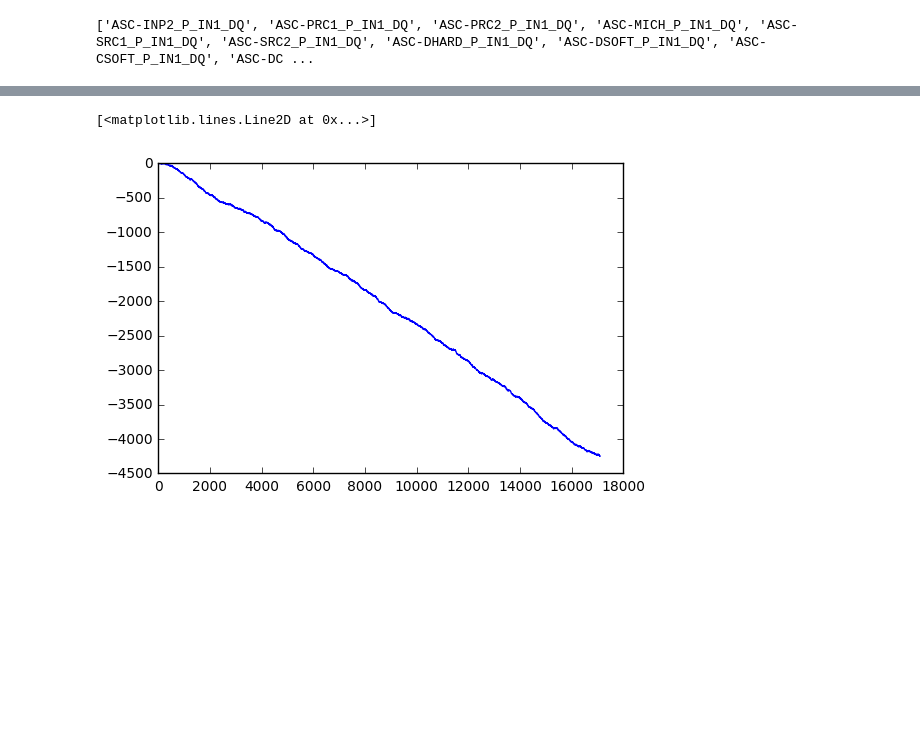
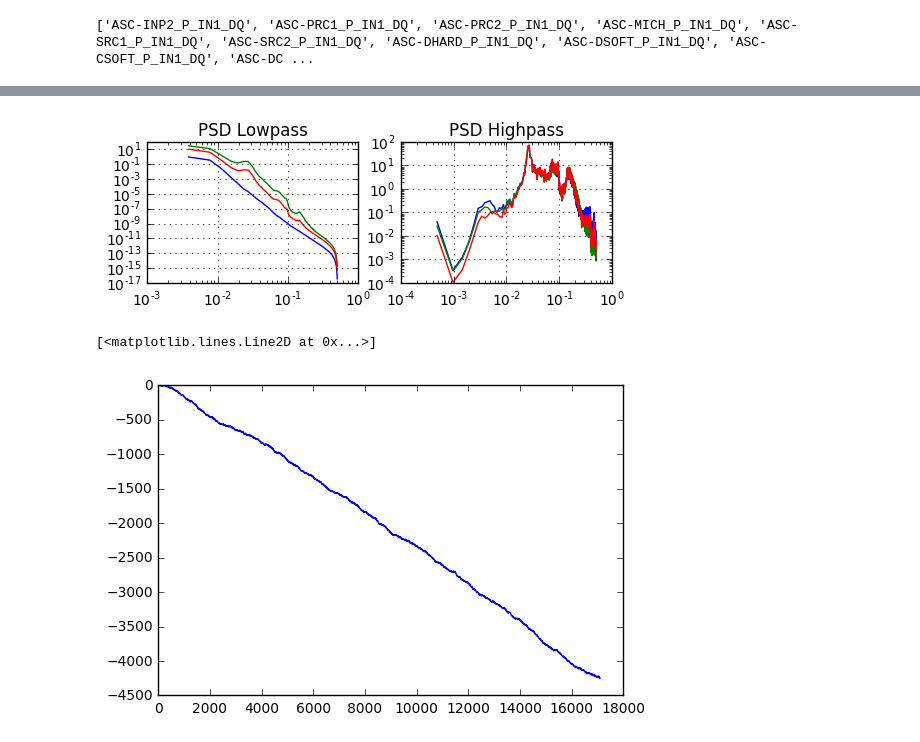
Before and after one commit to hagabbar/pca_aux_cop, a Jupyter notebook: aux_get_automated.ipynb, the cells around one changed output, grey strips where cells are left out. Saved outputs shown, nothing was run; the diff lists cells and outputs as text; code cells hidden in the pictures; blank space fills up the shorter version.

```diff
--- a/aux_get_automated.ipynb
+++ b/aux_get_automated.ipynb
@@ -123,48 +188,50 @@ print best_ch_lp
 # %%
 import matplotlib.pyplot as plt
-#Determining Best Performing Channels and then calculating the PSD
+#Determining Best Performing Channels in the first PC and then calculating the PSD
 
 best_ch_lp = array(ch_list)[pca_lp.components_[0]**2>0.07]
 best_ch_hp = array(ch_list)[pca_hp.components_[0]**2>0.07]
 
-#Plottng the PSD of the best performing channels
+#Plottng the PSD of the best three performing channels
 plt.figure(1)
 if len(best_ch_lp)>=3:
     for idx in best_ch_lp[:3]:
-        psd_lp = gwpy.timeseries.TimeSeries.psd(data_lp[idx])
+        psd_lp = gwpy.timeseries.TimeSeries.psd(data_lp[idx],fftlength=256, overlap=128)
         plt.subplot(221)
         plt.loglog(psd_lp.frequencies, psd_lp.value)
         plt.title('PSD Lowpass')
         plt.grid(True)
 
 elif len(best_ch_lp)<3:
     for idx in len(best_ch_lp):
-        psd_lp = gwpy.timeseries.TimeSeries.psd(data_lp[idx])
+        psd_lp = gwpy.timeseries.TimeSeries.psd(data_lp[idx],fftlength=256, overlap=128)
         plt.subplot(221)
         plt.loglog(psd_lp.frequencies, psd_lp.value)
         plt.title('PSD Lowpass')
         plt.grid(True)
 
 if len(best_ch_hp)>=3:
     for idx in best_ch_hp[:3]:
-        psd_hp = gwpy.timeseries.TimeSeries.psd(data_hp[idx])
+        psd_hp = gwpy.timeseries.TimeSeries.psd(data_hp[idx],fftlength=2048, overlap=1024)
         plt.subplot(222)
         plt.loglog(psd_hp.frequencies, psd_hp.value)
         plt.title('PSD Highpass')
         plt.grid(True)
 
 elif len(best_ch_hp)<3:
     for idx in len(best_ch_hp):
-        psd_hp = gwpy.timeseries.TimeSeries.psd(data_hp[idx])
+        psd_hp = gwpy.timeseries.TimeSeries.psd(data_hp[idx],fftlength=2048, overlap=1024)
         plt.subplot(222)
         plt.loglog(psd_hp.frequencies, psd_hp.value)
         plt.title('PSD Highpass')
         plt.grid(True)
 
 
 #axarr[0].set_xlim([0,1400])
 
 #axarr[0].set_title('Sharing X axis')
+# %% [output]
+[figure, added]
 # %%
 #plt.plot(unwrap(angle(X_r_hp[:,3]+1.j*X_r_hp[:,2])))
 # %% [output]
```
Also changed, not shown: parts of 9 cells of this notebook.
